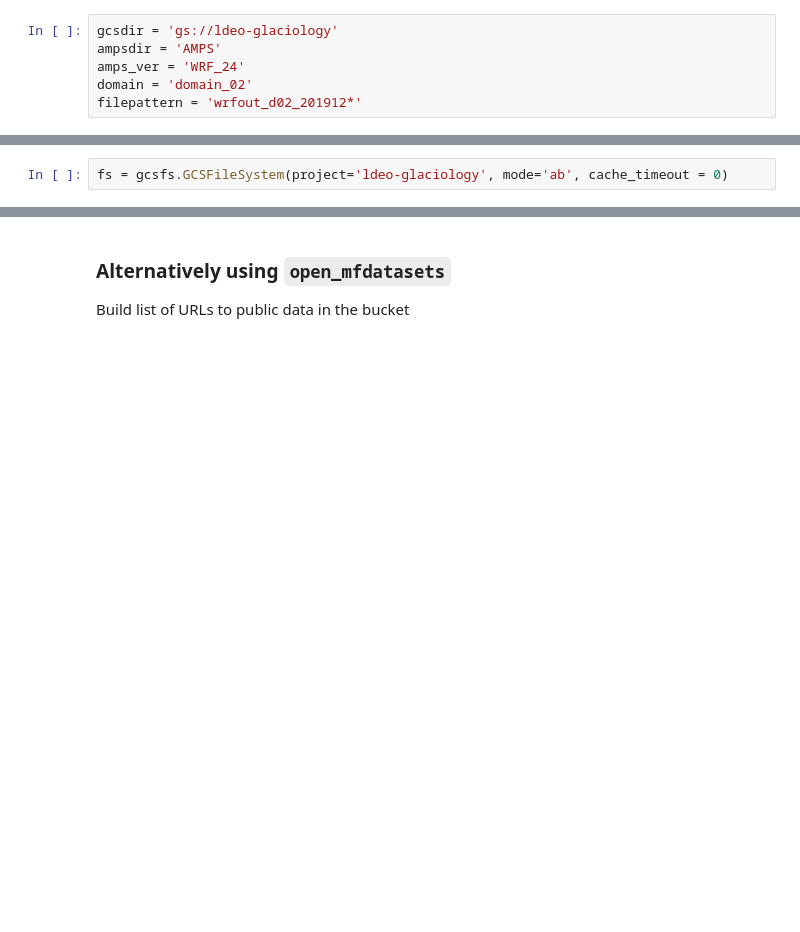
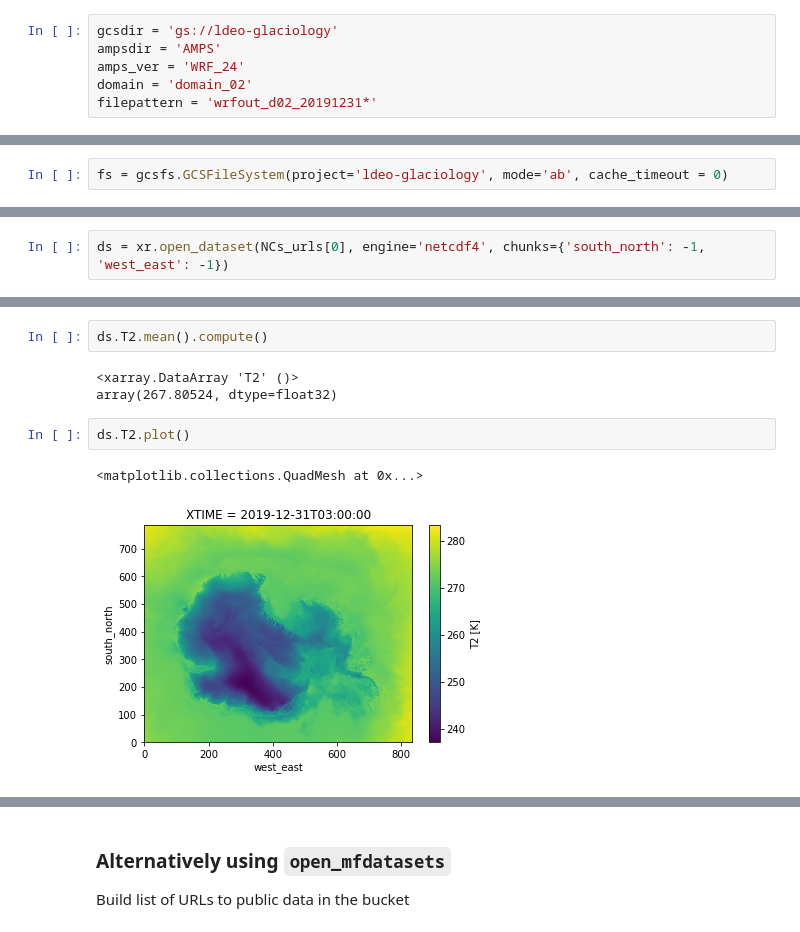
Before and after one commit to ldeo-glaciology/pangeo-AMPS, a Jupyter notebook: test_lazyload_AMPS_OOI-d02.ipynb, the cells around one changed output, grey strips where cells are left out. Cells and saved outputs as stored; diff of their text form; blank space fills up the shorter version.

```diff
--- a/test_lazyload_AMPS_OOI-d02.ipynb
+++ b/test_lazyload_AMPS_OOI-d02.ipynb
@@ -44,7 +64,7 @@ gcsdir = 'gs://ldeo-glaciology'
 ampsdir = 'AMPS'
 amps_ver = 'WRF_24'
 domain = 'domain_02'
-filepattern = 'wrfout_d02_201912*'
+filepattern = 'wrfout_d02_20191231*'
 # %%
 # pattern = 'gs://ldeo-glaciology/AMPS/WRF_24/domain_03/wrf-20161225*'
 pattern = os.path.join(gcsdir, ampsdir, amps_ver, domain, filepattern)
@@ -64,0 +93,2 @@ ldeo-glaciology/AMPS/WRF_24/domain_02/wrfout_d02_2019120112_f003.nc
+# %%
+ds = xr.open_dataset(NCs_urls[0], engine='netcdf4', chunks={'south_north': -1, 'west_east': -1})
@@ -64,0 +163,10 @@ ldeo-glaciology/AMPS/WRF_24/domain_02/wrfout_d02_2019120112_f003.nc
+# %%
+ds.T2.mean().compute()
+# %% [output]
+<xarray.DataArray 'T2' ()>
+array(267.80524, dtype=float32)
+# %%
+ds.T2.plot()
+# %% [output]
+<matplotlib.collections.QuadMesh at 0x...>
+[figure, added]
```
Also changed, not shown: parts of 46 cells of this notebook, 3 other files.
